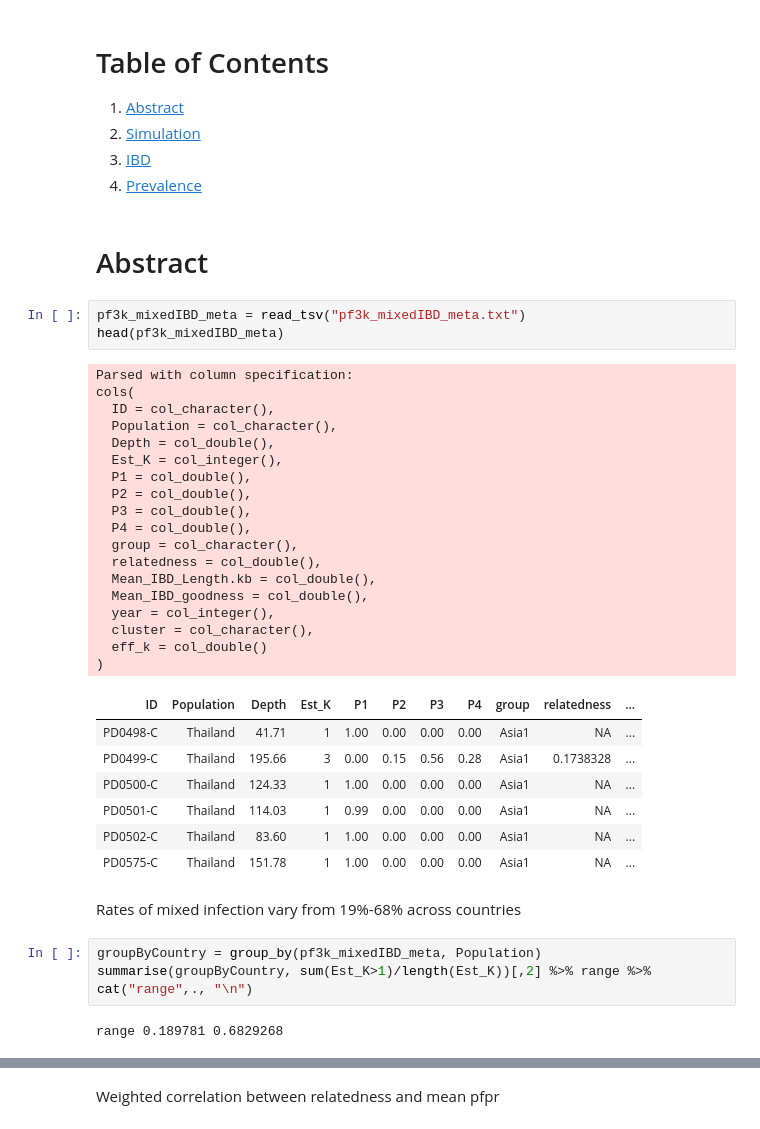
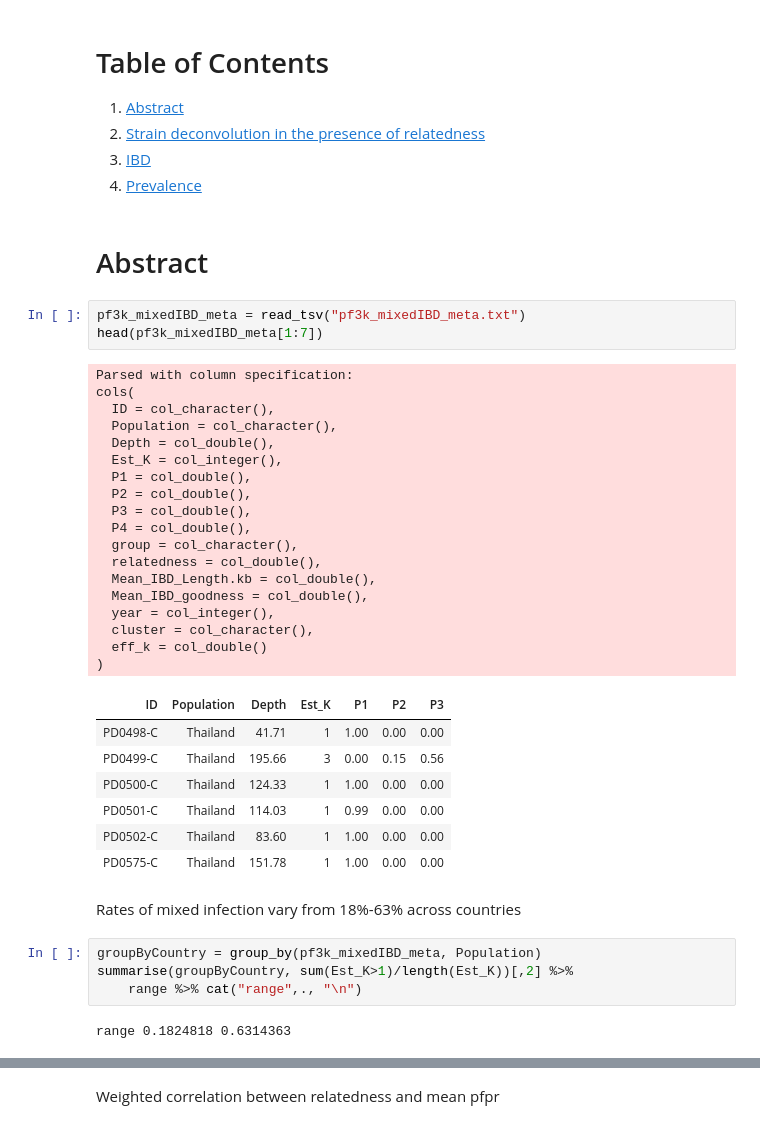
Before and after one commit to elifesciences-publications/mixedIBD-Supplement, a Jupyter notebook: supplement_how_things_were_done.ipynb, the cells around one changed output, grey strips where cells are left out. Saved outputs shown, nothing was run; the diff lists cells and outputs as text.

```diff
--- a/supplement_II.ipynb
+++ b/supplement_how_things_were_done.ipynb
@@ -7,47 +25,48 @@ label_size = 2
 # %% [markdown]
 # Table of Contents
 1. [Abstract](#Abstract)
-1. [Simulation](#Simulation)
+1. [Strain deconvolution in the presence of relatedness](#Strain-deconvolution-in-the-presence-of-relatedness)
 1. [IBD](#IBD)
 1. [Prevalence](#Prevalence)
 # %% [markdown]
 # Abstract
 # %%
 pf3k_mixedIBD_meta = read_tsv("pf3k_mixedIBD_meta.txt")
-head(pf3k_mixedIBD_meta)
+head(pf3k_mixedIBD_meta[1:7])
 # %% [output]
 Parsed with column specification:
 cols(
   ID = col_character(),
   Population = col_character(),
   Depth = col_double(),
   Est_K = col_integer(),
   P1 = col_double(),
   P2 = col_double(),
   P3 = col_double(),
   P4 = col_double(),
   group = col_character(),
   relatedness = col_double(),
   Mean_IBD_Length.kb = col_double(),
   Mean_IBD_goodness = col_double(),
   year = col_integer(),
   cluster = col_character(),
   eff_k = col_double()
 )
-| ID | Population | Depth | Est_K | P1 | P2 | P3 | P4 | group | relatedness | ... |
-| PD0498-C | Thailand | 41.71 | 1 | 1.00 | 0.00 | 0.00 | 0.00 | Asia1 | NA | ... |
-| PD0499-C | Thailand | 195.66 | 3 | 0.00 | 0.15 | 0.56 | 0.28 | Asia1 | 0.1738328 | ... |
-| PD0500-C | Thailand | 124.33 | 1 | 1.00 | 0.00 | 0.00 | 0.00 | Asia1 | NA | ... |
-| PD0501-C | Thailand | 114.03 | 1 | 0.99 | 0.00 | 0.00 | 0.00 | Asia1 | NA | ... |
-| PD0502-C | Thailand | 83.60 | 1 | 1.00 | 0.00 | 0.00 | 0.00 | Asia1 | NA | ... |
-| PD0575-C | Thailand | 151.78 | 1 | 1.00 | 0.00 | 0.00 | 0.00 | Asia1 | NA | ... |
+| ID | Population | Depth | Est_K | P1 | P2 | P3 |
+| PD0498-C | Thailand | 41.71 | 1 | 1.00 | 0.00 | 0.00 |
+| PD0499-C | Thailand | 195.66 | 3 | 0.00 | 0.15 | 0.56 |
+| PD0500-C | Thailand | 124.33 | 1 | 1.00 | 0.00 | 0.00 |
+| PD0501-C | Thailand | 114.03 | 1 | 0.99 | 0.00 | 0.00 |
+| PD0502-C | Thailand | 83.60 | 1 | 1.00 | 0.00 | 0.00 |
+| PD0575-C | Thailand | 151.78 | 1 | 1.00 | 0.00 | 0.00 |
 # %% [markdown]
-Rates of mixed infection vary from 19%-68% across countries
+Rates of mixed infection vary from 18%-63% across countries
 # %%
 groupByCountry = group_by(pf3k_mixedIBD_meta, Population)
-summarise(groupByCountry, sum(Est_K>1)/length(Est_K))[,2] %>% range %>% cat("range",., "\n")
+summarise(groupByCountry, sum(Est_K>1)/length(Est_K))[,2] %>%
+    range %>% cat("range",., "\n")
 # %% [output]
-range 0.189781 0.6829268
+range 0.1824818 0.6314363
 # %%
 pfpr = read_tsv("pfpr_rate_inferred.txt")
 head(filter(pfpr, year > 2007))
```
Also changed, not shown: parts of 38 cells of this notebook, 2 other files.
